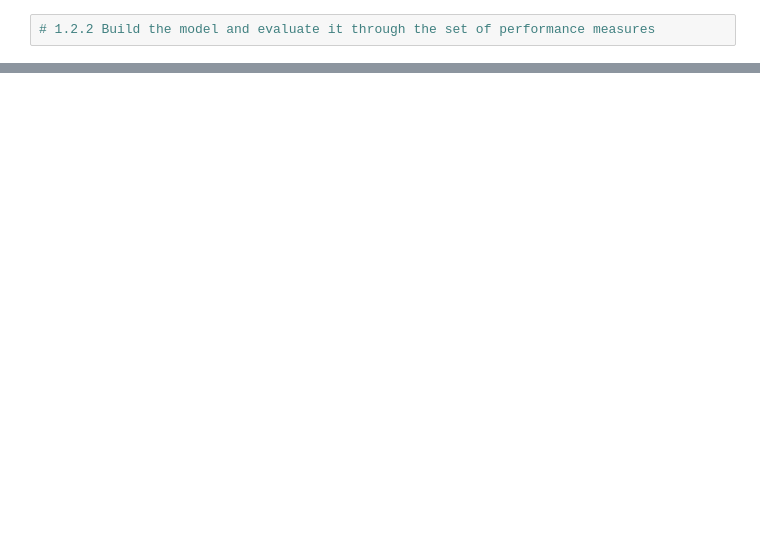
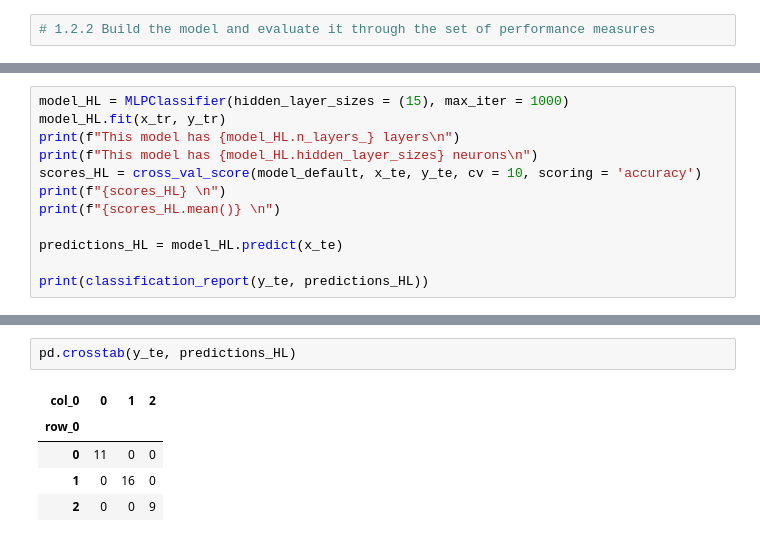
Before and after one commit to PeterReisNyman/Multi-Layer-Perceptron, a Jupyter notebook: Untitled.ipynb, the cells around one changed output, grey strips where cells are left out. Cells and saved outputs as stored; diff of their text form; blank space fills up the shorter version.

```diff
--- a/Untitled.ipynb
+++ b/Untitled.ipynb
@@ -74,0 +203,12 @@ pd.crosstab(Y_test, predictions_default)
+# %%
+model_HL = MLPClassifier(hidden_layer_sizes = (15), max_iter = 1000)
+model_HL.fit(x_tr, y_tr)
+print(f"This model has {model_HL.n_layers_} layers\n")
+print(f"This model has {model_HL.hidden_layer_sizes} neurons\n")
+scores_HL = cross_val_score(model_default, x_te, y_te, cv = 10, scoring = 'accuracy')
+print(f"{scores_HL} \n")
+print(f"{scores_HL.mean()} \n")
+
+predictions_HL = model_HL.predict(x_te)
+
+print(classification_report(y_te, predictions_HL))
@@ -74,0 +233,8 @@ pd.crosstab(Y_test, predictions_default)
+# %%
+pd.crosstab(y_te, predictions_HL)
+# %% [output]
+| col_0 | 0 | 1 | 2 |
+| row_0 |  |  |  |
+| 0 | 11 | 0 | 0 |
+| 1 | 0 | 16 | 0 |
+| 2 | 0 | 0 | 9 |
```
Also changed, not shown: parts of 22 cells of this notebook.
